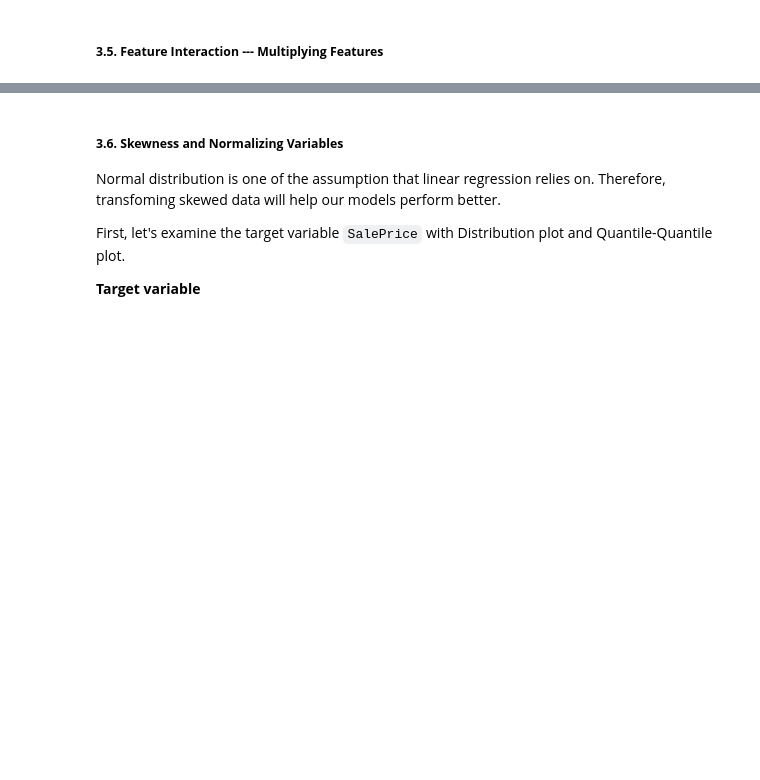
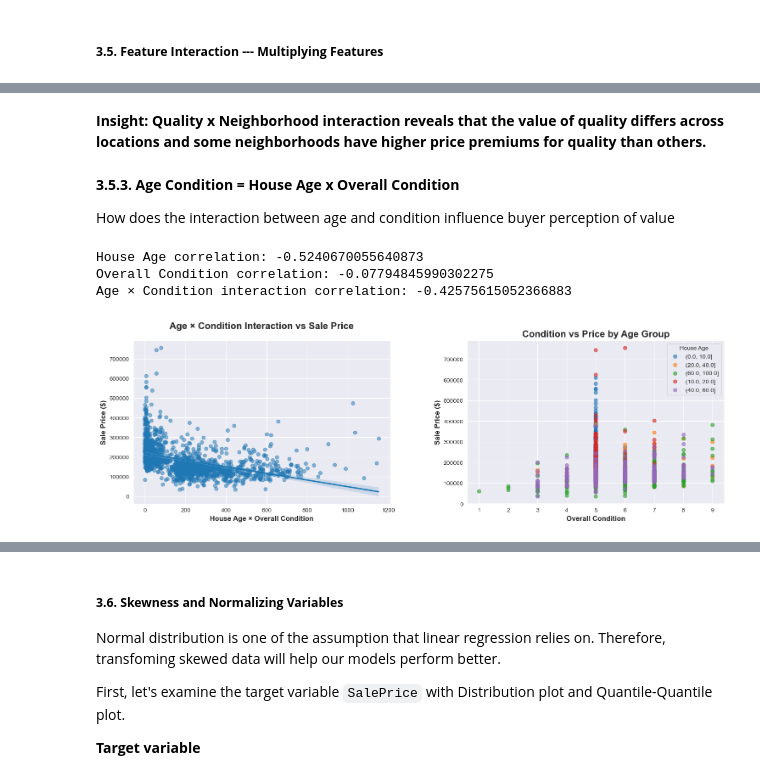
Before and after one commit to annugit1655/Real-Estate-Price-Prediction, a Jupyter notebook: Real-Estate-Price-Prediction/notebooks/house-price.ipynb, the cells around one changed output, grey strips where cells are left out. Cells and saved outputs as stored; diff of their text form; code cells hidden in the pictures; blank space fills up the shorter version.

```diff
--- a/Real-Estate-Price-Prediction/notebooks/house-price.ipynb
+++ b/Real-Estate-Price-Prediction/notebooks/house-price.ipynb
@@ -849,0 +915,45 @@ Key Insights:
+# %% [markdown]
+**Insight: Quality x Neighborhood interaction reveals that the value of quality differs across locations and some neighborhoods have higher price premiums for quality than others.**
+# %% [markdown]
+**3.5.3. Age Condition = House Age x Overall Condition**
+
+How does the interaction between age and condition influence buyer perception of value
+# %%
+df_new.loc[:, 'HouseAge'] = df_new['YrSold'] - df_new['YearBuilt']
+df_new.loc[:, 'AgeCondition'] = df_new['HouseAge'] * df_new['OverallCond']
+
+# Check how this interaction correlates with price compared to individual components
+print("House Age correlation:", df_new['HouseAge'].corr(df_new['SalePrice']))
+print("Overall Condition correlation:", df_new['OverallCond'].corr(df_new['SalePrice']))
+print("Age × Condition interaction correlation:", df_new['AgeCondition'].corr(df_new['SalePrice']))
+
+# Visualize the Age × Condition interaction
+fig, ax = plt.subplots(1, 2, figsize=(15, 5))
+sns.regplot(x='AgeCondition', y='SalePrice', data=df_new, scatter_kws={'alpha':0.5}, ax=ax[0])
+ax[0].set_title('Age × Condition Interaction vs Sale Price', fontdict={'fontsize': 16, 'fontweight': 'bold'}, y=1.05)
+ax[0].set_xlabel('House Age × Overall Condition', fontsize=12, fontweight='bold')
+ax[0].set_ylabel('Sale Price ($)', fontsize=12, fontweight='bold')
+
+
+# Check how this interaction works across different age groups
+age_bins = [0, 10, 20, 40, 60, 100]
+df_new['AgeGroup'] = pd.cut(df_new['HouseAge'], bins=age_bins)
+
+for age_group in df_new['AgeGroup'].unique():
+    subset = df_new[df_new['AgeGroup'] == age_group]
+    if len(subset) > 10:  # Only plot if enough data points
+        ax[1].scatter(subset['OverallCond'], subset['SalePrice'], alpha=0.6, label=str(age_group))
+
+ax[1].set_xlabel('Overall Condition', fontsize=12, fontweight='bold')
+ax[1].set_ylabel('Sale Price ($)', fontsize=12, fontweight='bold')
+ax[1].set_title('Condition vs Price by Age Group', fontsize=16, fontweight='bold')
+ax[1].legend(title='House Age', fontsize=10)
+
+plt.tight_layout()
+plt.subplots_adjust(wspace=0.3, hspace=0.3)
+plt.show()
+# %% [output]
+House Age correlation: -0.5240670055640873
+Overall Condition correlation: -0.07794845990302275
+Age × Condition interaction correlation: -0.42575615052366883
+[figure, added]
```
Also changed, not shown: parts of 16 cells of this notebook.
